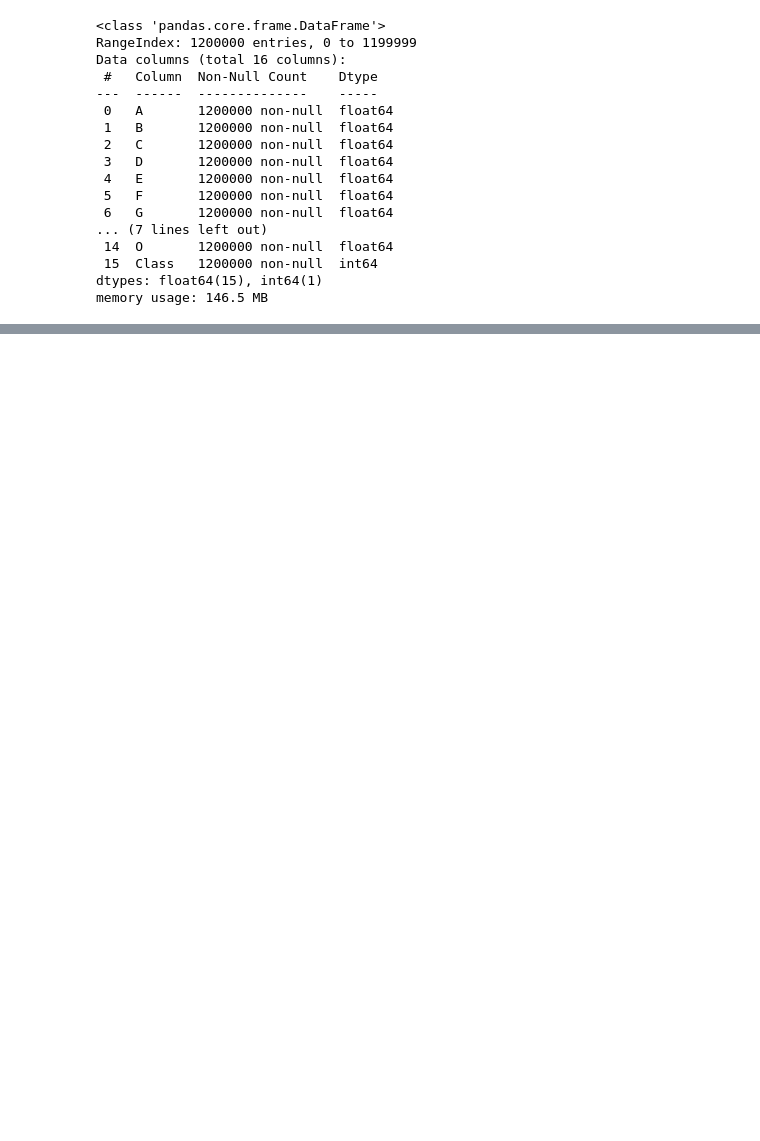
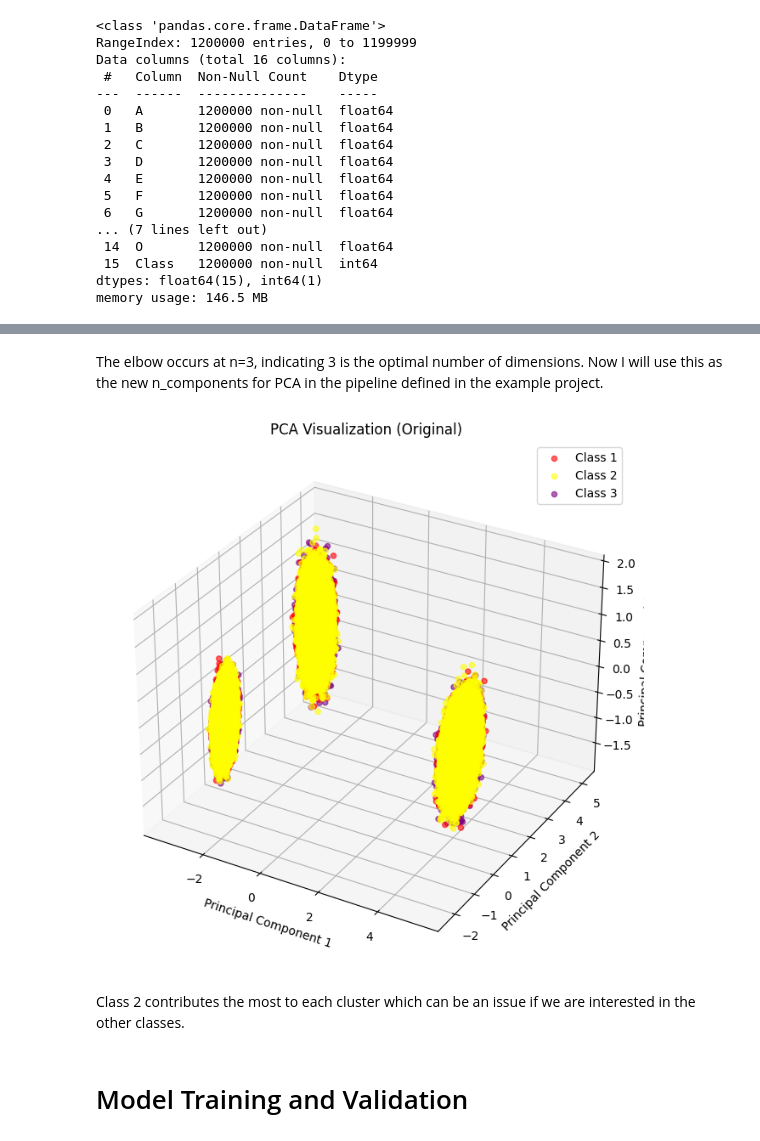
Before and after one commit to lisah01/DM-Project, a Jupyter notebook: Project.ipynb, the cells around one changed output, grey strips where cells are left out. Cells and saved outputs as stored; diff of their text form; code cells hidden in the pictures; blank space fills up the shorter version.

```diff
--- a/Project.ipynb
+++ b/Project.ipynb
@@ -195,0 +269,8 @@ The elbow occurs at n=3, indicating 3 is the optimal number of dimensions.
+# %%
+# split the scaled df into training and testing data
+x = pd.DataFrame(data=df_scaled.drop('Class', axis=1), columns=labels)
+y = pd.DataFrame(data=df_scaled['Class'], columns=['Class'])
+
+x_train, x_test, y_train, y_test = train_test_split(x, y, test_size=0.2)
+training_data = pd.concat([x_train, y_train], axis=1)
+training_data.head()
@@ -195,0 +301,36 @@ The elbow occurs at n=3, indicating 3 is the optimal number of dimensions.
+# %% [markdown]
+The elbow occurs at n=3, indicating 3 is the optimal number of dimensions. Now I will use this as the new n_components for PCA in the pipeline defined in the example project.
+# %%
+pca3 = PCA(n_components=3)
+dtc = DecisionTreeClassifier(max_depth=3, random_state=42)
+# %%
+# Visualize the data with 3 PC
+pca3_fitted = pca3.fit_transform(x, y)
+
+pca3_df = pd.DataFrame(data=pca3_fitted, columns=[f"PC{i+1}" for i in range(3)])
+pca3_df['Class'] = df['Class']
+
+# 3D plot
+fig = plt.figure(figsize=(10, 8))
+ax = fig.add_subplot(111, projection='3d')
+classes = np.unique(pca3_df['Class'])
+colors = ['red', 'yellow', 'purple']
+
+for cls, color in zip(classes, colors):
+    ax.scatter(pca3_df.loc[pca3_df['Class'] == cls, 'PC1'],
+               pca3_df.loc[pca3_df['Class'] == cls, 'PC2'],
+               pca3_df.loc[pca3_df['Class'] == cls, 'PC3'],
+               c=color, label=f'Class {cls}', alpha=0.6)
+
+ax.set_xlabel('Principal Component 1')
+ax.set_ylabel('Principal Component 2')
+ax.set_zlabel('Principal Component 3')
+ax.set_title('PCA Visualization (Original)')
+ax.legend()
+plt.show()
+# %% [output]
+[figure, added]
+# %% [markdown]
+Class 2 contributes the most to each cluster which can be an issue if we are interested in the other classes.
+# %% [markdown]
+# Model Training and Validation
```
Also changed, not shown: parts of 65 cells of this notebook.
